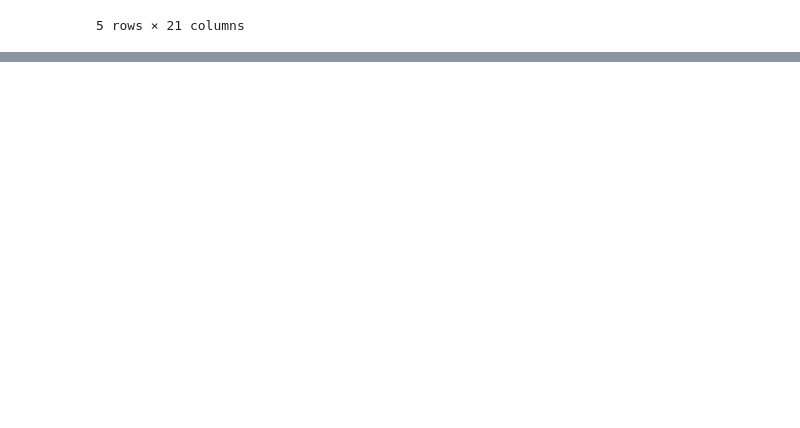
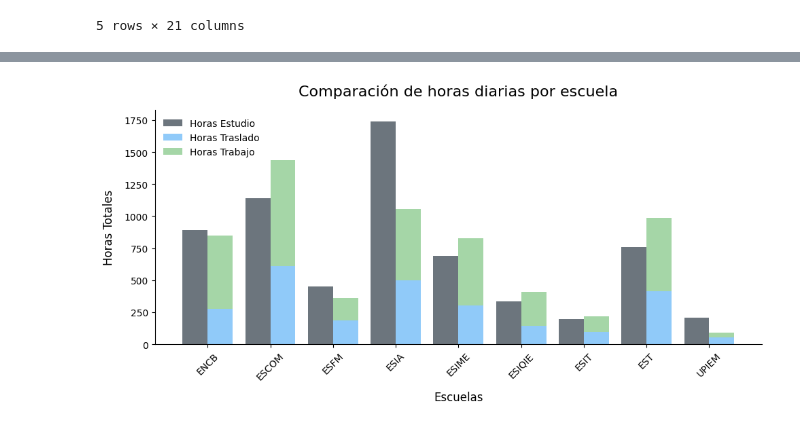
Before and after one commit to JRI11930/IPN-Analysis, a Jupyter notebook: IPN_Analysis.ipynb, the cells around one changed output, grey strips where cells are left out. Saved outputs shown, nothing was run; the diff lists cells and outputs as text; code cells hidden in the pictures; blank space fills up the shorter version.

```diff
--- a/IPN_Analysis.ipynb
+++ b/IPN_Analysis.ipynb
@@ -60,0 +333,51 @@ df.head()
+# %%
+# ===== GRÁFICO DE BARRAS COMPARATIVAS Y BARRAS APILADAS
+# CAMBIAR NOMBRES DE VARIABLES A LOS NOMBRES ACTUALES
+
+df['T_traslado (hrs)'] = df['T_traslado (min)'] / 60
+
+# Agrupar los datos por escuela y calcular las sumas de horas
+resumen = df.groupby('Escuela').agg({
+    'Hrs_estudio': 'sum',
+    'T_traslado (hrs)': 'sum',
+    'Hrs_trabajo': 'sum'
+}).reset_index()
+
+# Renombrar columnas para mayor claridad
+resumen.columns = ['Escuela', 'Total Horas Estudio / día', 'Total Horas Traslado / día', 'Total Horas Trabajo / día']
+resumen
+
+# ------------------------------------------------------------------------------------------------------------------------------
+
+# Configurar datos
+escuelas = resumen['Escuela']
+x = np.arange(len(escuelas))
+width = 0.4
+
+# Crear figura
+plt.figure(figsize=(10, 5))  # Tamaño más grande
+
+# Barras de estudio
+plt.bar(x - width/2, resumen['Total Horas Estudio / día'], width, label='Horas Estudio', color='#6c757d')  # Gris suave
+
+# Barras apiladas para traslado y trabajo
+plt.bar(x + width/2, resumen['Total Horas Traslado / día'], width, label='Horas Traslado', color='#90caf9')  # Azul claro
+plt.bar(x + width/2, resumen['Total Horas Trabajo / día'], width, bottom=resumen['Total Horas Traslado / día'], label='Horas Trabajo', color='#a5d6a7')  # Verde claro
+
+# Configurar etiquetas y diseño
+plt.xlabel('Escuelas', fontsize=12, labelpad=10)
+plt.ylabel('Horas Totales', fontsize=12, labelpad=10)
+plt.title('Comparación de horas diarias por escuela', fontsize=16, pad=15)
+plt.xticks(x, escuelas, rotation=45, fontsize=10)
+plt.yticks(fontsize=10)
+plt.legend(fontsize=10, loc='upper left', frameon=False)
+
+# Eliminar bordes superiores y derechos para diseño más limpio
+plt.gca().spines['top'].set_visible(False)
+plt.gca().spines['right'].set_visible(False)
+
+# Mejorar distribución y mostrar
+plt.tight_layout()
+plt.show()
+# %% [output]
+[figure, added]
```
Also changed, not shown: parts of 35 cells of this notebook, 4 other files.
